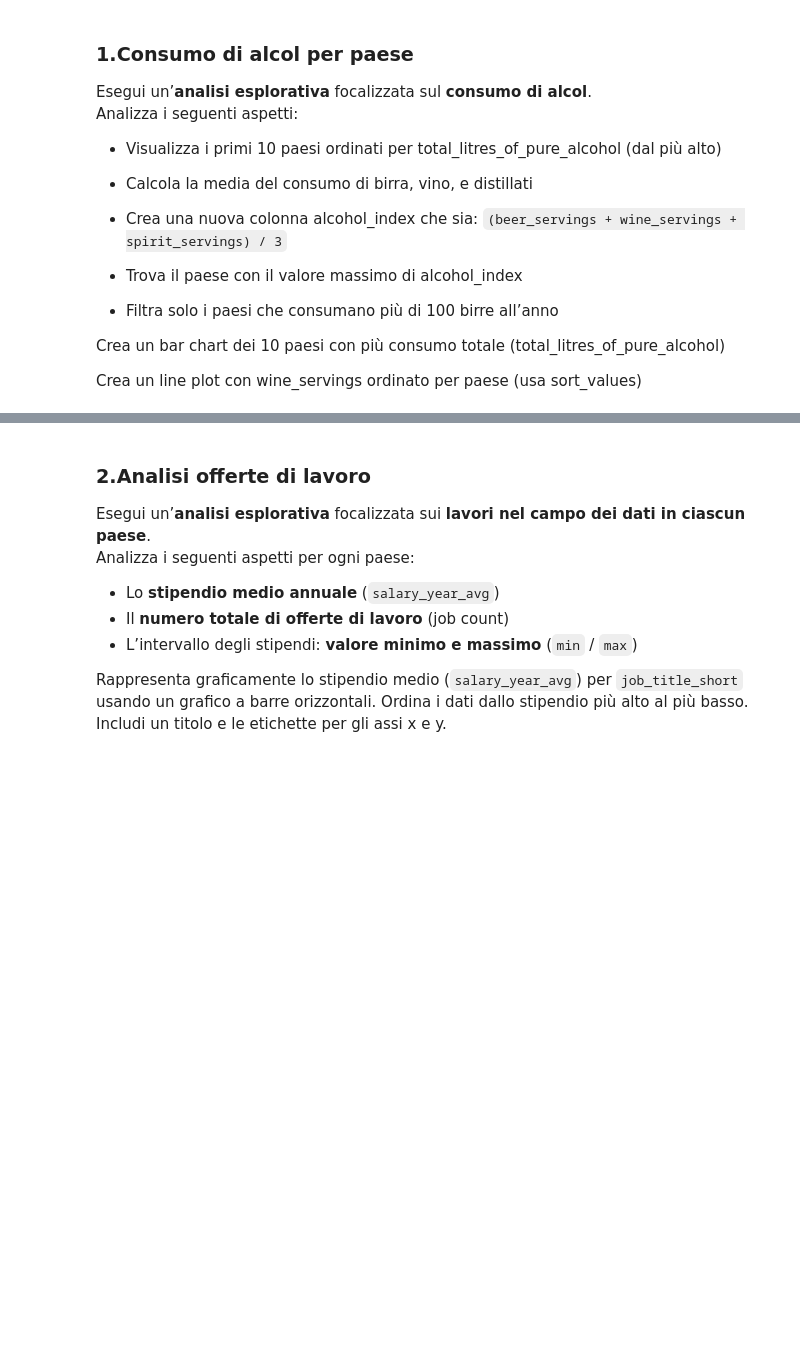
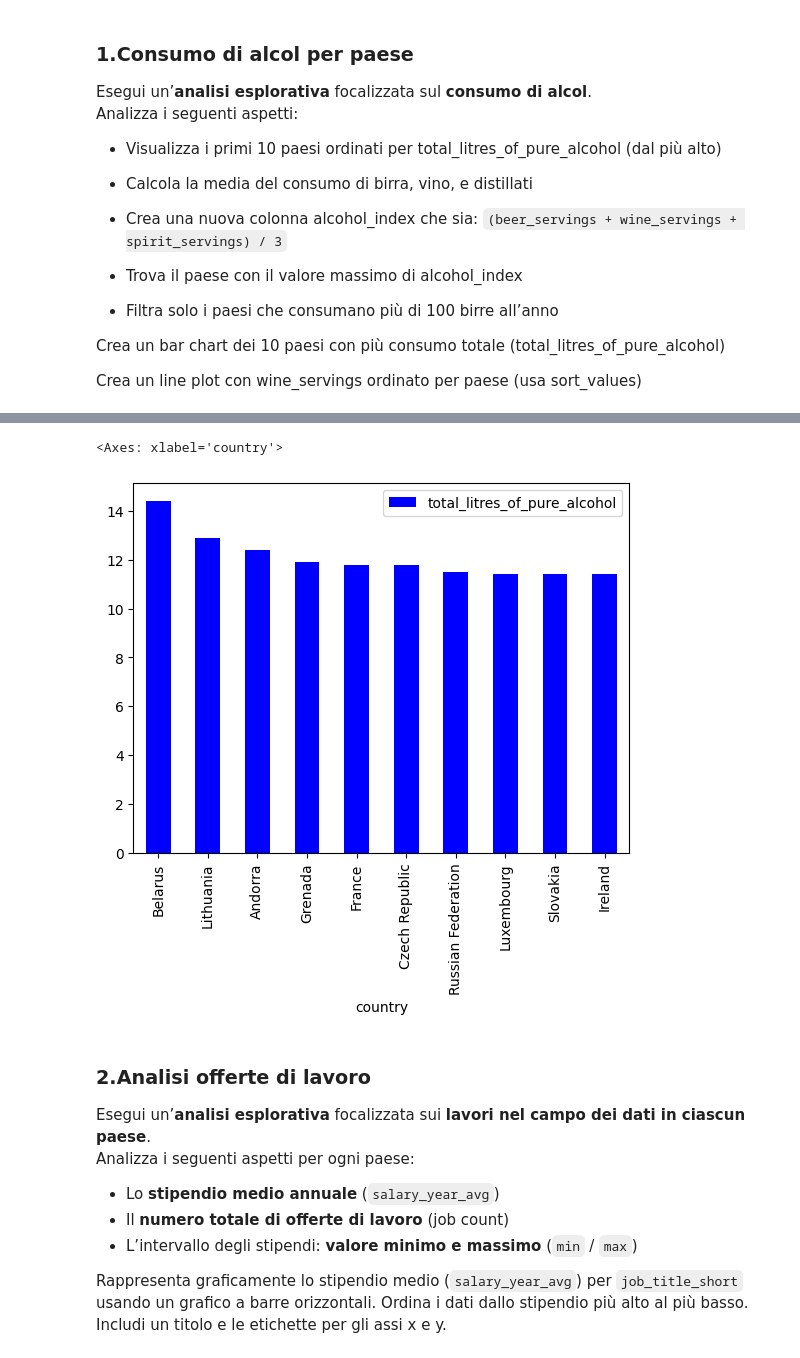
Before and after one commit to sanfix203/esercizi_ProgrammingLabII, a Jupyter notebook: 3_Esercizi_lez_3.ipynb, the cells around one changed output, grey strips where cells are left out. Drawn from its saved outputs; the diff is of its cells as text; code cells hidden in the pictures; blank space fills up the shorter version.

```diff
--- a/3_Esercizi_lez_3.ipynb
+++ b/3_Esercizi_lez_3.ipynb
@@ -19,8 +19,17 @@ Crea un line plot con wine_servings ordinato per paese (usa sort_values)
 # Lettura del dataset
 import pandas as pd
 from sys import exit
+
+METHOD = "local"
+
 try:
-    df = pd.read_csv("https://raw.githubusercontent.com/fivethirtyeight/data/master/alcohol-consumption/drinks.csv")
+    if METHOD == "local":
+        # A volte in uni non prende eduroam.....
+        df = pd.read_csv("local/alcohol.csv")
+    elif METHOD == "remote":
+        df = pd.read_csv("https://raw.githubusercontent.com/fivethirtyeight/data/master/alcohol-consumption/drinks.csv")
+    else:
+        exit("Error: Invalid method")
 except Exception as e:
     exit("Error: " + str(e))
 df
@@ -37,4 +72,4 @@ print(f"Media beer_servings: {beer_average}\nMedia wine_servings: {wine_average}
 # %%
-# Aggiunta di una nuova colonna
-df["alcohol_index"] = round((df["beer_servings"] + df["wine_servings"] + df["spirit_servings"]) / 3, 2)
+# Crea una nuova colonna alcohol_index che sia: `(beer_servings + wine_servings + spirit_servings) / 3`
+df["alcohol_index"] = (df["beer_servings"] + df["wine_servings"] + df["spirit_servings"]) / 3
 df
@@ -47,6 +109,10 @@ df[df["beer_servings"] > 100]
 # %%
+# Crea un bar chart dei 10 paesi con più consumo totale (total_litres_of_pure_alcohol)
 import matplotlib.pyplot as plt
-df_by_alcolhol.plot(kind="bar", x="country", y="total_litres_of_pure_alcohol", color="blue")
+df.sort_values(by="total_litres_of_pure_alcohol", ascending=False).head(10).plot(kind="bar", x="country", y="total_litres_of_pure_alcohol", color="blue")
+# %% [output]
+<Axes: xlabel='country'>
+[figure, added]
 # %% [markdown]
 ### **2.Analisi offerte di lavoro**
 
```
Also changed, not shown: parts of 14 cells of this notebook, 1 other file.
